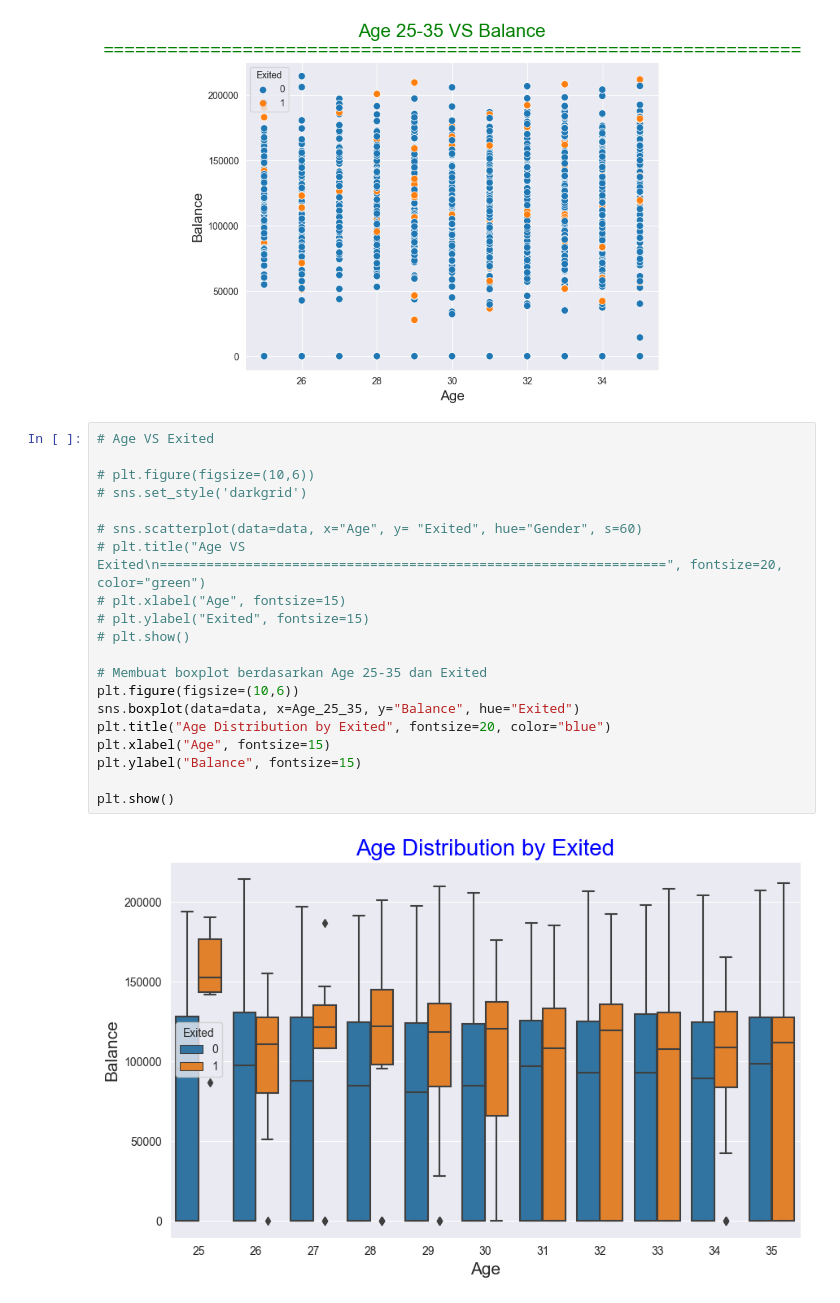
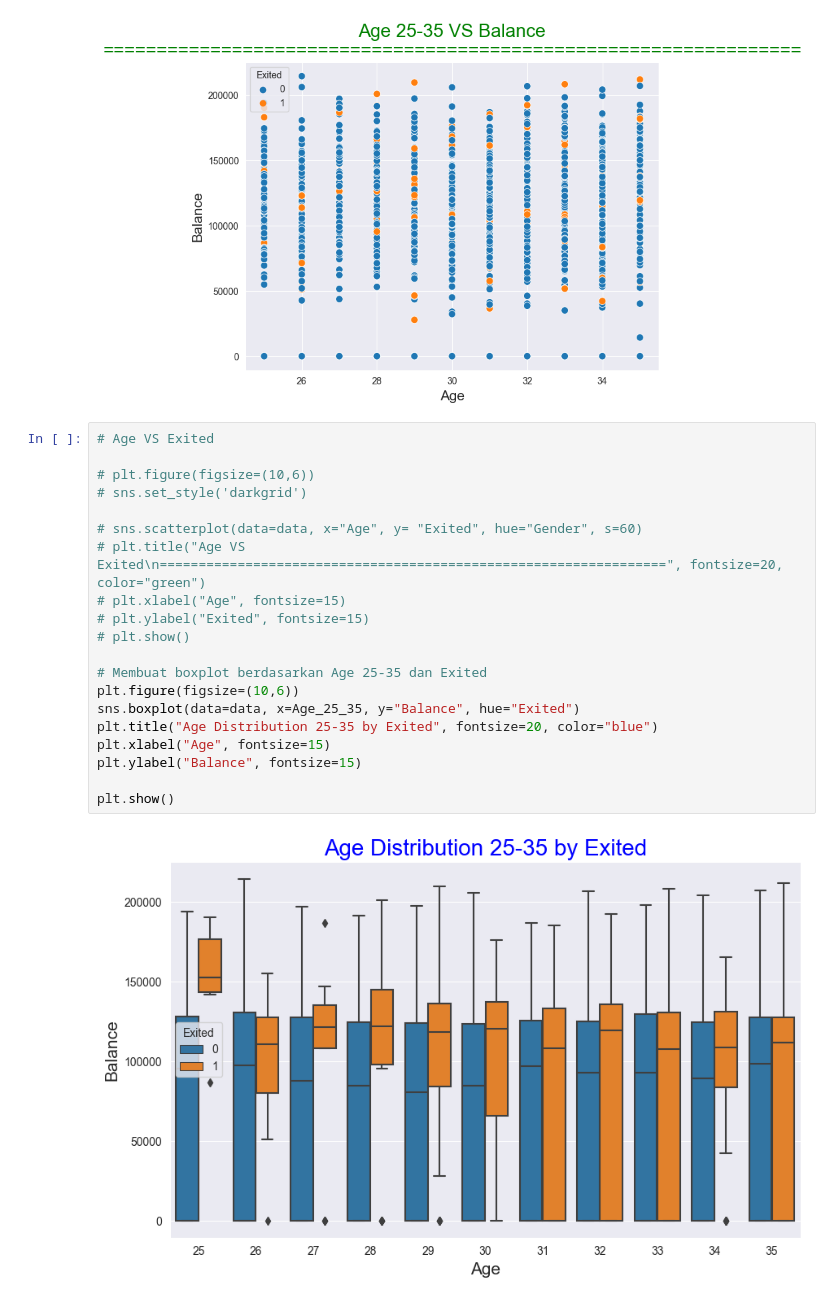
Before and after one commit to Kristoffer-Ts/Tubes, a Jupyter notebook: Code.ipynb, the cells around one changed output. Drawn from its saved outputs; the diff is of its cells as text.

```diff
--- a/Code.ipynb
+++ b/Code.ipynb
@@ -194,22 +186,22 @@ plt.show()
 # %%
 # Age VS Exited
 
 # plt.figure(figsize=(10,6))
 # sns.set_style('darkgrid')
 
 # sns.scatterplot(data=data, x="Age", y= "Exited", hue="Gender", s=60)
 # plt.title("Age VS Exited\n=================================================================", fontsize=20, color="green")
 # plt.xlabel("Age", fontsize=15)
 # plt.ylabel("Exited", fontsize=15)
 # plt.show()
 
 # Membuat boxplot berdasarkan Age 25-35 dan Exited
 plt.figure(figsize=(10,6))
 sns.boxplot(data=data, x=Age_25_35, y="Balance", hue="Exited")
-plt.title("Age Distribution by Exited", fontsize=20, color="blue")
+plt.title("Age Distribution 25-35 by Exited", fontsize=20, color="blue")
 plt.xlabel("Age", fontsize=15)
 plt.ylabel("Balance", fontsize=15)
 
 plt.show()
 # %% [output]
-[figure, old version]
+[figure, new version]
```
Also changed, not shown: parts of 8 cells of this notebook.
